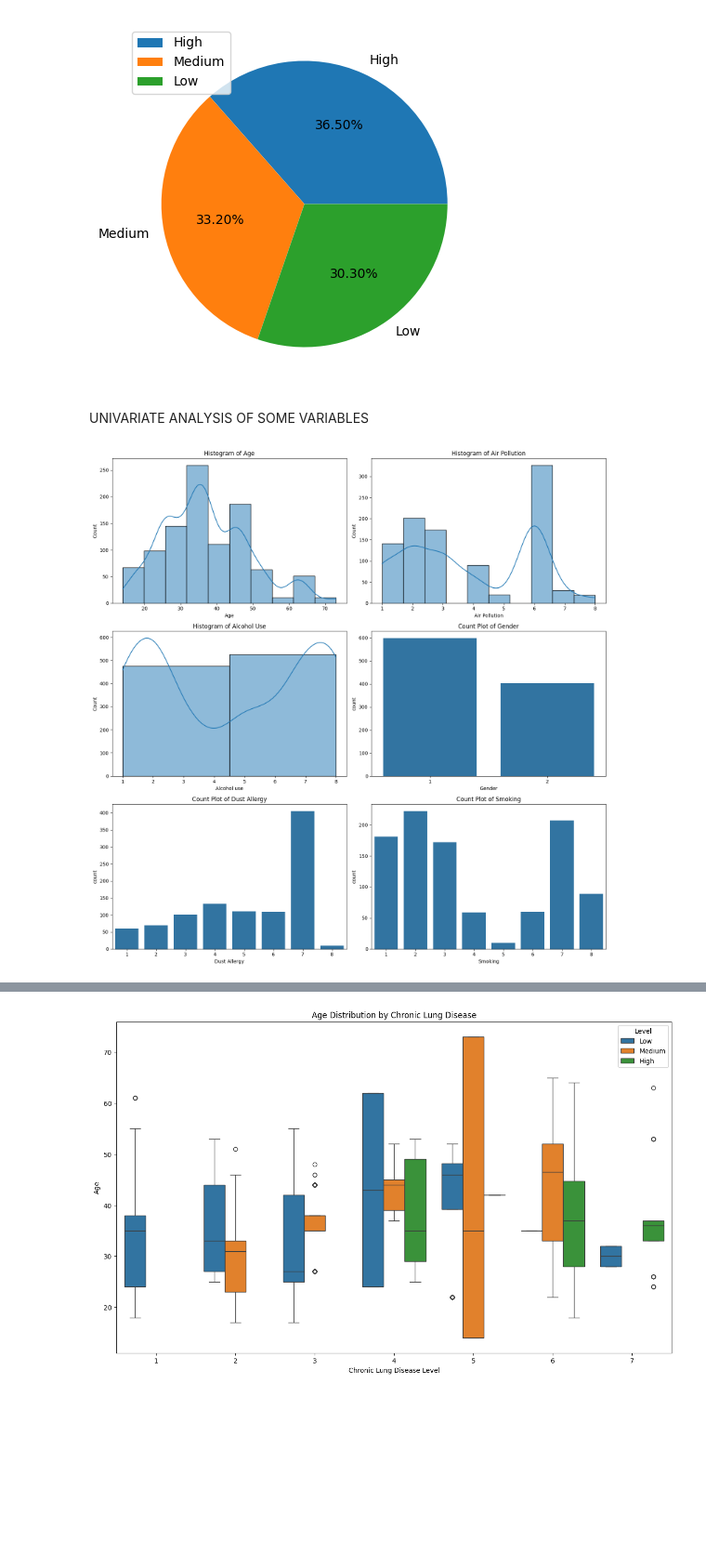
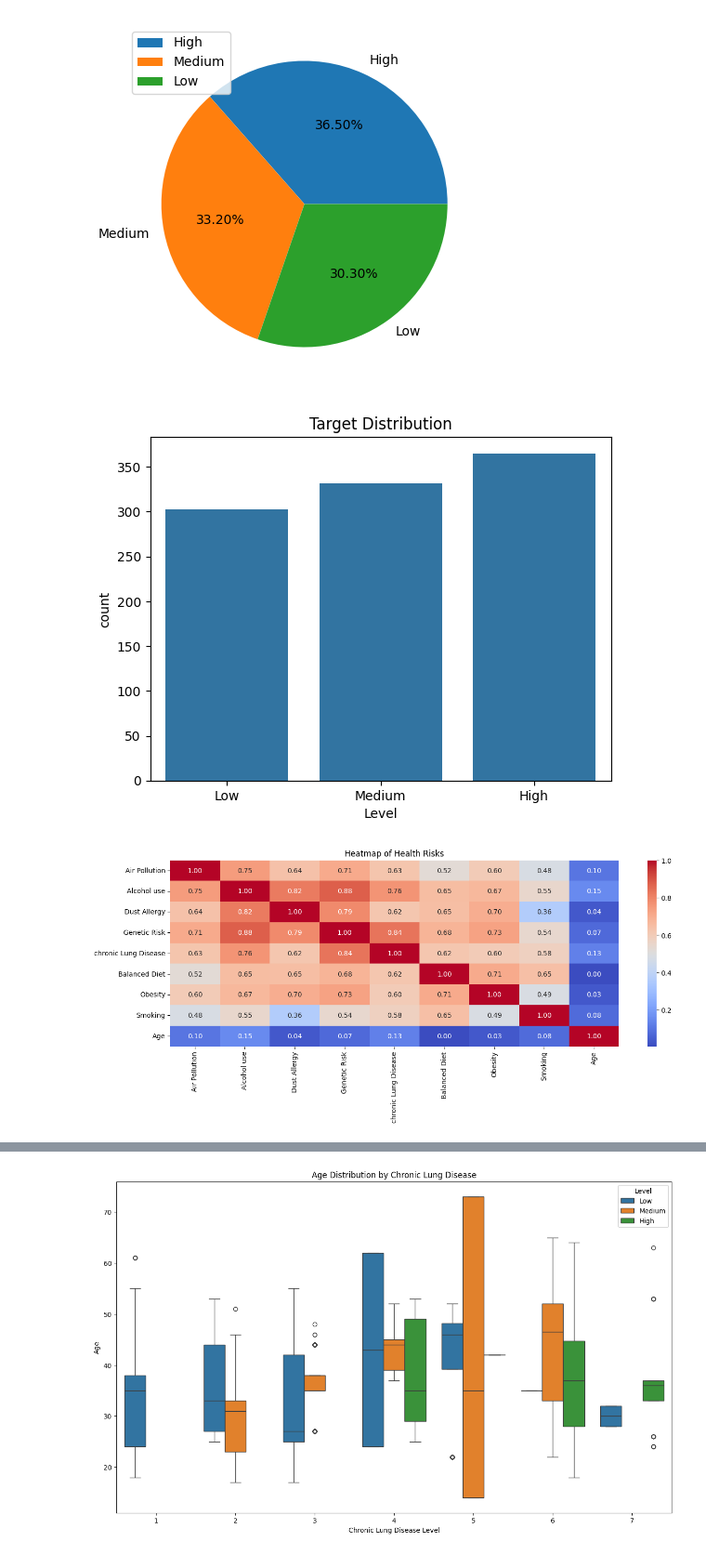
Before and after one commit to kellykabura/project-lungcancer, a Jupyter notebook: lungcancer.ipynb, the cells around one changed output, grey strips where cells are left out. Shown at 93% size. Cells and saved outputs as stored; diff of their text form; code cells hidden in the pictures; blank space fills up the shorter version.

```diff
--- a/lungcancer.ipynb
+++ b/lungcancer.ipynb
@@ -48,7 +48,10 @@ dtypes: int64(24), object(2)
 memory usage: 203.2+ KB
 # %%
 #Drop unnecessary columns
-new_data = data.drop(columns=['index','Patient Id'])
+new_data = data.drop(columns=['index','Patient Id', 'Chest Pain', 'Coughing of Blood', 'Fatigue',
+       'Weight Loss', 'Shortness of Breath', 'Wheezing',
+       'Swallowing Difficulty', 'Clubbing of Finger Nails', 'Frequent Cold',
+       'Dry Cough', 'Snoring',])
 
 new_data
 # %% [output]
@@ -92,23 +85,19 @@ plt.show()
 #the dataset is balnced and is not biased
 # %% [output]
 [figure]
-# %% [markdown]
-UNIVARIATE ANALYSIS OF SOME VARIABLES
-# %%
-fig,axes=plt.subplots(nrows=3, ncols=2, figsize=(15, 15))
-sns.histplot(new_data['Age'], bins=10, kde=True, ax=axes[0, 0])
-axes[0, 0].set_title('Histogram of Age')
-sns.histplot(new_data['Air Pollution'], bins=10, kde=True, ax=axes[0, 1])
-axes[0, 1].set_title('Histogram of Air Pollution')
-sns.histplot(new_data['Alcohol use'], bins=2, kde=True, ax=axes[1, 0])
-axes[1, 0].set_title('Histogram of Alcohol Use')
-sns.countplot(x='Gender', data=new_data, ax=axes[1, 1])
-axes[1, 1].set_title('Count Plot of Gender')
-sns.countplot(x='Dust Allergy', data=new_data, ax=axes[2, 0])
-axes[2, 0].set_title('Count Plot of Dust Allergy')
-sns.countplot(x='Smoking', data=new_data, ax=axes[2, 1])
-axes[2, 1].set_title('Count Plot of Smoking')
-plt.tight_layout()
-plt.show()
-# %% [output]
-[figure, removed]
+# %%
+#Let's check the distributaion of Target variable.
+sns.countplot(x='Level', data= new_data,)
+plt.title('Target Distribution');
+# %% [output]
+[figure, added]
+# %%
+#Let us look how some of the Risk, Allergies and behavious are related to each other
+corr= new_data[['Air Pollution', 'Alcohol use', 'Dust Allergy', 'Genetic Risk',
+            'chronic Lung Disease', 'Balanced Diet', 'Obesity', 'Smoking','Age']].corr()
+plt.figure(figsize=(15,5))
+sns.heatmap(corr, annot=True, cmap='coolwarm', fmt='.2f')
+plt.title('Heatmap of Health Risks')
+plt.show()
+# %% [output]
+[figure, added]
```
Also changed, not shown: parts of 13 cells of this notebook.
